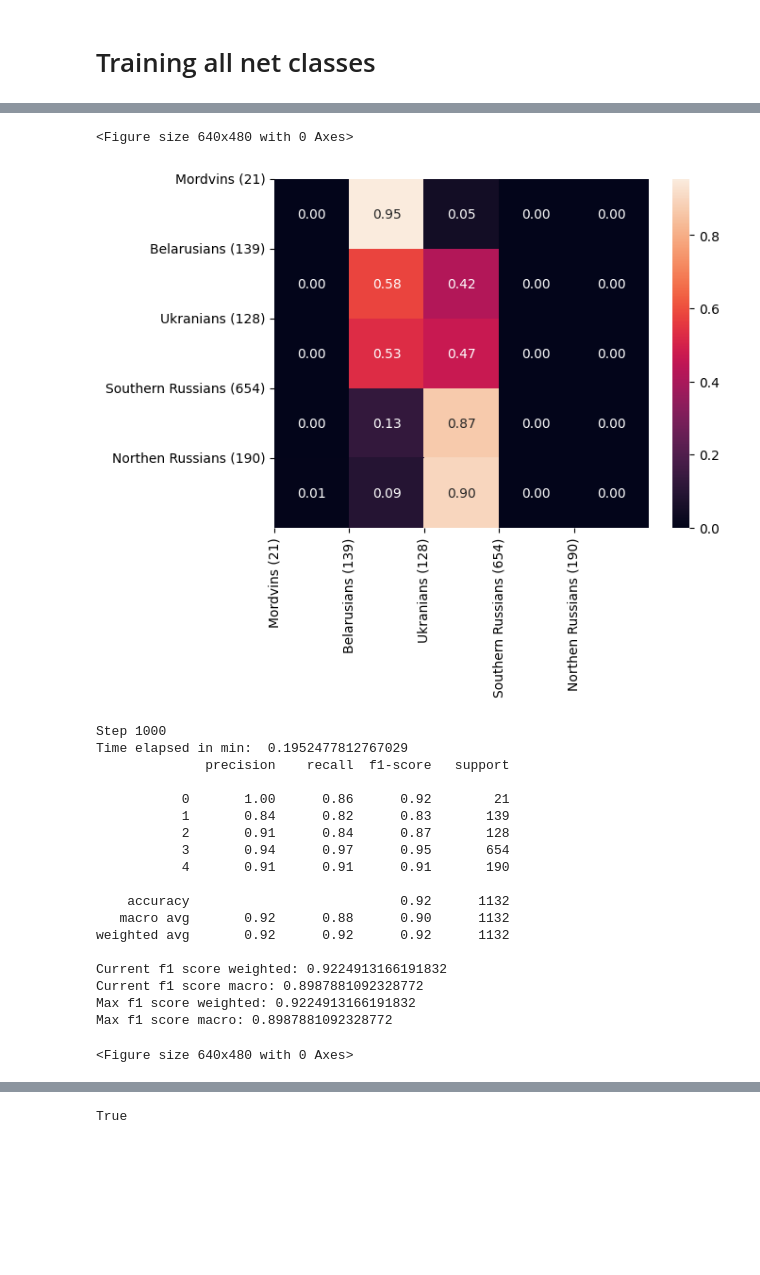
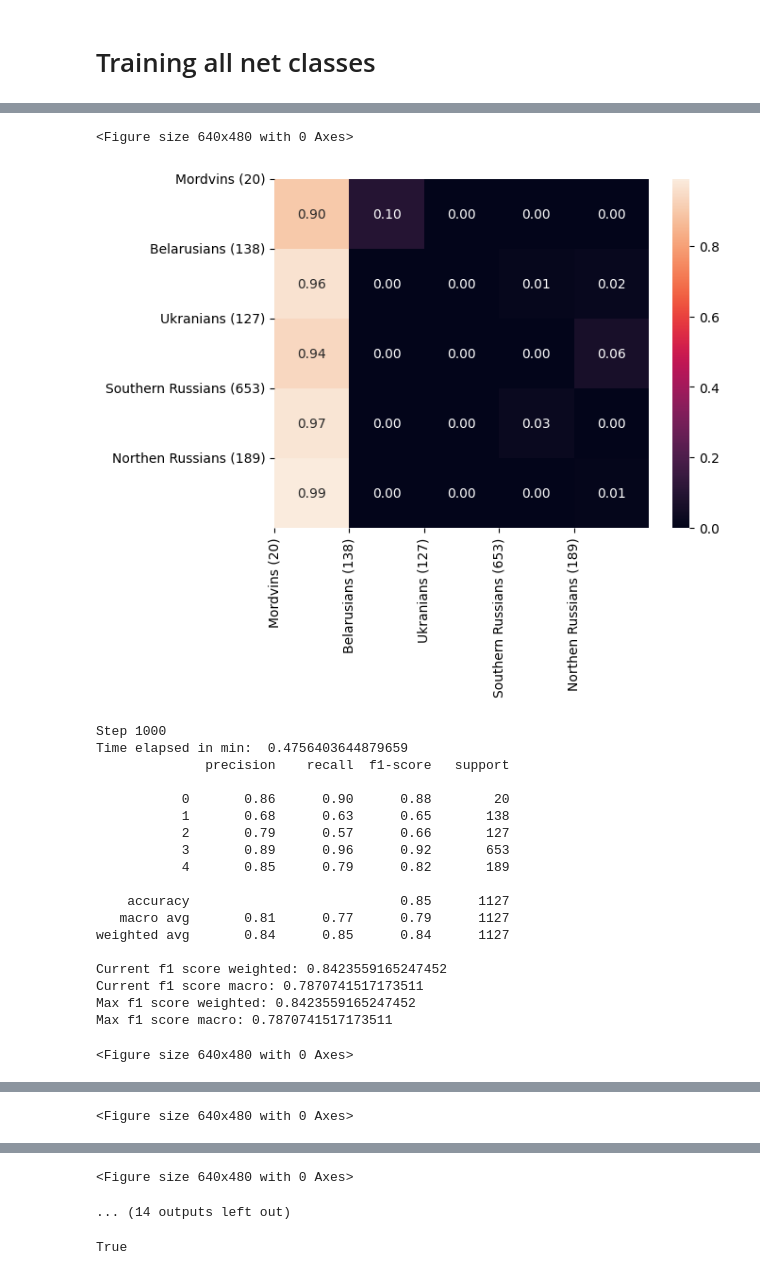
Before and after one commit to alexeyshmelev/genotek-nationality-analysis, a Jupyter notebook: genotek.ipynb, the cells around one changed output, grey strips where cells are left out. Saved outputs shown, nothing was run; the diff lists cells and outputs as text; code cells hidden in the pictures; blank space fills up the shorter version.

```diff
--- a/genotek.ipynb
+++ b/genotek.ipynb
@@ -1714,15 +2126,15 @@ with open('test_nodes_NC.pickle', 'rb') as handle:
     ts = pickle.load(handle)
 # %%
-with open('node_classes_sorted_NC.pickle', 'rb') as handle:
+with open('node_classes_sorted_NC_0.85.pickle', 'rb') as handle:
     nks = pickle.load(handle)
 # %%
-with open('types_NC.pickle', 'rb') as handle:
+with open('types_NC_0.85.pickle', 'rb') as handle:
     types = pickle.load(handle)
 # %% [markdown]
 Loading CR
 # %%
 with open('train_graph_CR.pickle', 'rb') as handle:
-    data = pickle.load(handle)
+    data_old = pickle.load(handle)
 # %%
 with open('test_graphs_CR.pickle', 'rb') as handle:
     test_graphs = pickle.load(handle)
@@ -1740,0 +2163,3 @@ with open('types_CR.pickle', 'rb') as handle:
+# %%
+df = pd.read_csv(r"C:\HSE\genotek\CR_graph_rel.csv")
+df
@@ -2214,16 +2936,15 @@ start = time.time()
 
 device = torch.device('cuda' if torch.cuda.is_available() else 'cpu')
 
-model = SSGConv_3l_128h_w_a05_k1().to(device)
+model = SAGEConv_3l_128h().to(device)
 
 criterion = torch.nn.CrossEntropyLoss()  # Define loss criterion.
 optimizer = torch.optim.Adam(model.parameters(), lr=0.0001)  # Define optimizer.
 
-p_answers, p_true = [], []
 max_f1_score = 0
 max_f1_score_macro = 0
 
-def evaluation(model, test_graphs, step, p_answers, p_true):
+def evaluation(model, test_graphs, step):
 
     global start
 
@@ -2237,14 +2958,8 @@ def evaluation(model, test_graphs, step, p_answers, p_true):
 
     for i in range(len(test_graphs)):
         p = F.softmax(model(test_graphs[i].to(device))[-1], dim=0).cpu().detach().numpy()
-        if step == 14000:
-            p_answers.append(p)
-
         y_pred.append(np.argmax(p))
         y_true.append(test_graphs[i].y[-1].cpu().detach())
-
-        if step == 14000:
-            p_true.append(test_graphs[i].y[-1].cpu().detach())
 
     print(classification_report(y_true, y_pred))
     cm = confusion_matrix(y_true, y_pred, normalize='true')
@@ -2270,6 +2985,8 @@ def evaluation(model, test_graphs, step, p_answers, p_true):
     print(f"Current f1 score macro: {current_f1_score_macro}")
     if current_f1_score > max_f1_score:
         max_f1_score = current_f1_score
+#         max_f1_score_macro = current_f1_score_macro
+#         plt.savefig(rf"C:\HSE\genotek\cm_nc_best.png", bbox_inches="tight")
 
     if current_f1_score_macro > max_f1_score_macro:
         max_f1_score_macro = current_f1_score_macro
@@ -2283,13 +3000,13 @@ def evaluation(model, test_graphs, step, p_answers, p_true):
     model.train()
 
 
-def train(data, log_step, num_epochs, test_graphs, p_answers, p_true):
+def train(data, log_step, num_epochs, test_graphs, mask_array):
     model.train()
     data =  data.to(device)
     for i in range(num_epochs):
         if i % log_step == 0:
             print(f'Step {i}')
-            evaluation(model, test_graphs, i, p_answers, p_true)
+            evaluation(model, test_graphs, i)
         optimizer.zero_grad()  # Clear gradients.
         out = model(data)  # Perform a single forward pass.
 #         loss = criterion(out[mask_array], data.y[mask_array])  # Compute the loss solely based on the training nodes.
@@ -2297,10 +3014,10 @@ def train(data, log_step, num_epochs, test_graphs, p_answers, p_true):
         loss.backward()  # Derive gradients.
         optimizer.step()  # Update parameters based on gradients.
 
-train(data, 1000, 2000, test_graphs, p_answers, p_true)
+train(data, 1000, 35000, test_graphs, mask_array)
 
 # model = None
-gc.collect() # Python thing
-torch.cuda.empty_cache() # PyTorch thing
+# gc.collect() # Python thing
+# torch.cuda.empty_cache() # PyTorch thing
 # %% [output]
 Step 0
@@ -2324,21 +3041,21 @@ Max f1 score macro: 0.10314822621081357
 <Figure size 640x480 with 0 Axes>
-[figure, old version]
+[figure, new version]
 Step 1000
-Time elapsed in min:  0.1952477812767029
+Time elapsed in min:  0.4756403644879659
               precision    recall  f1-score   support
 
-           0       1.00      0.86      0.92        21
-           1       0.84      0.82      0.83       139
-           2       0.91      0.84      0.87       128
-           3       0.94      0.97      0.95       654
-           4       0.91      0.91      0.91       190
+           0       0.86      0.90      0.88        20
+           1       0.68      0.63      0.65       138
+           2       0.79      0.57      0.66       127
+           3       0.89      0.96      0.92       653
+           4       0.85      0.79      0.82       189
 
-    accuracy                           0.92      1132
-   macro avg       0.92      0.88      0.90      1132
-weighted avg       0.92      0.92      0.92      1132
+    accuracy                           0.85      1127
+   macro avg       0.81      0.77      0.79      1127
+weighted avg       0.84      0.85      0.84      1127
 
-Current f1 score weighted: 0.9224913166191832
-Current f1 score macro: 0.8987881092328772
-Max f1 score weighted: 0.9224913166191832
-Max f1 score macro: 0.8987881092328772
+Current f1 score weighted: 0.8423559165247452
+Current f1 score macro: 0.7870741517173511
+Max f1 score weighted: 0.8423559165247452
+Max f1 score macro: 0.7870741517173511
 <Figure size 640x480 with 0 Axes>
@@ -2345,0 +3081 @@ Max f1 score macro: 0.8987881092328772
+<Figure size 640x480 with 0 Axes>
@@ -2345,0 +3101,2 @@ Max f1 score macro: 0.8987881092328772
+<Figure size 640x480 with 0 Axes>
+... (14 outputs left out)
```
Also changed, not shown: parts of 171 cells of this notebook.
